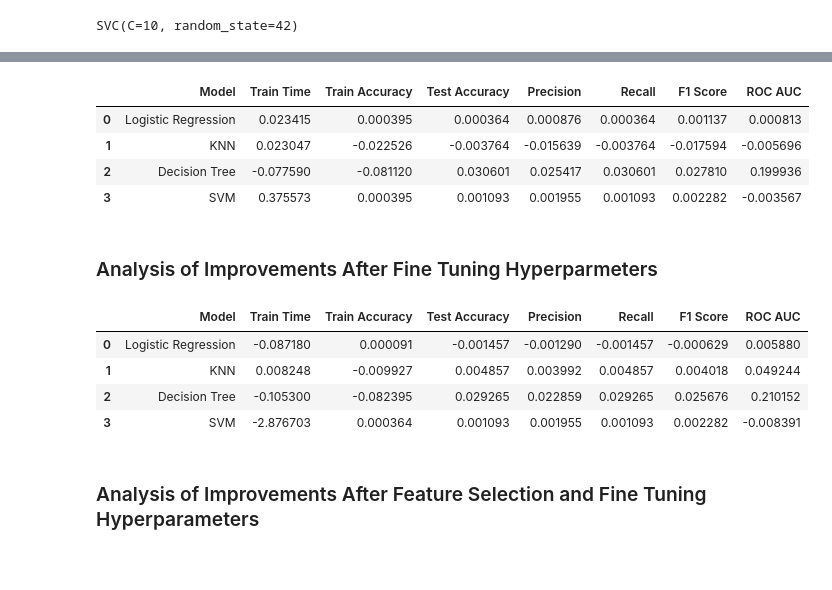
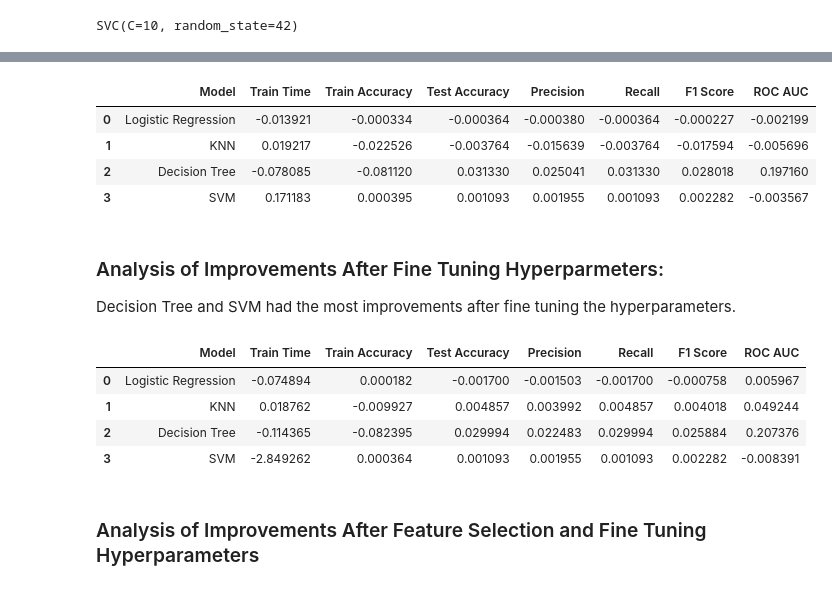
Before and after one commit to anjana250/comparing_classifiers, a Jupyter notebook: module_17_starter/prompt_III.ipynb, the cells around one changed output, grey strips where cells are left out. Drawn from its saved outputs; the diff is of its cells as text; code cells hidden in the pictures.

```diff
--- a/module_17_starter/prompt_III.ipynb
+++ b/module_17_starter/prompt_III.ipynb
@@ -494,7 +532,7 @@ plt.show()
 log_reg_param_grid = {'C': [0.001, 0.01, 0.1, 1, 10, 100]}
 
 # Perform grid search with cross-validation for Logistic Regression
-log_reg_grid_search = GridSearchCV(LogisticRegression(random_state=42), log_reg_param_grid, cv=5, scoring='recall')
+log_reg_grid_search = GridSearchCV(LogisticRegression(random_state=42), log_reg_param_grid, cv=5, scoring='accuracy')
 log_reg_grid_search.fit(X_train, y_train)
 
 # Get the best Logistic Regression model from the grid search
@@ -571,7 +605,7 @@ dt_grid_search = GridSearchCV(
     DecisionTreeClassifier(random_state=42),
     dt_param_grid,
     cv=5,
-    scoring='recall'
+    scoring='accuracy'
 )
 dt_grid_search.fit(X_train, y_train)
 
@@ -690,15 +758,15 @@ def evaluate_model(model, X_train, y_train, X_test, y_test):
 # %%
 
-results_baseline = []
+results_default = []
 
 for model_name, model in models.items():
     fit_time, train_accuracy, test_accuracy, precision, recall, f1, roc_auc = evaluate_model(model, X_train, y_train, X_test, y_test)
-    results_baseline.append([model_name, fit_time, train_accuracy, test_accuracy, precision, recall, f1, roc_auc])
+    results_default.append([model_name, fit_time, train_accuracy, test_accuracy, precision, recall, f1, roc_auc])
 
-results_baseline_df = pd.DataFrame(results_baseline, columns=["Model", "Train Time", "Train Accuracy", "Test Accuracy", "Precision", "Recall", "F1 Score", "ROC AUC"])
+results_default_df = pd.DataFrame(results_default, columns=["Model", "Train Time", "Train Accuracy", "Test Accuracy", "Precision", "Recall", "F1 Score", "ROC AUC"])
 
 # Display results DataFrame
-results_baseline_df
+results_default_df
 # %% [output]
 STOP: TOTAL NO. of ITERATIONS REACHED LIMIT.
 
@@ -784,12 +858,12 @@ Please also refer to the documentation for alternative solver options:
 # %%
 
 # Add a column to distinguish before and after tuning
-results_baseline_df['Tuning'] = 'Before'
+results_default_df['Tuning'] = 'Before'
 results_df['Tuning'] = 'After'
 results_select_df['Tuning'] = 'FeatureSelection'
 
 # Combine the DataFrames
-df_combined = pd.concat([results_baseline_df, results_df, results_select_df])
+df_combined = pd.concat([results_default_df, results_df, results_select_df])
 
 # Melt the DataFrame for easier plotting with seaborn
 df_melted = df_combined.melt(id_vars=['Model', 'Tuning'], value_vars=['Train Time', 'Train Accuracy', 'Test Accuracy', 'Precision', 'Recall', 'F1 Score', 'ROC AUC'])
@@ -834,31 +908,33 @@ The `ci` parameter is deprecated. Use `errorbar=None` for the same effect.
 # %%
 # Calculate improvements
-improvements = results_df.set_index('Model').drop('Tuning', axis=1) - results_baseline_df.set_index('Model').drop('Tuning', axis=1)
+improvements = results_df.set_index('Model').drop('Tuning', axis=1) - results_default_df.set_index('Model').drop('Tuning', axis=1)
 improvements = improvements.reset_index()
 
 # Display improvements
 improvements
 # %% [output]
 |  | Model | Train Time | Train Accuracy | Test Accuracy | Precision | Recall | F1 Score | ROC AUC |
-| 0 | Logistic Regression | 0.023415 | 0.000395 | 0.000364 | 0.000876 | 0.000364 | 0.001137 | 0.000813 |
-| 1 | KNN | 0.023047 | -0.022526 | -0.003764 | -0.015639 | -0.003764 | -0.017594 | -0.005696 |
-| 2 | Decision Tree | -0.077590 | -0.081120 | 0.030601 | 0.025417 | 0.030601 | 0.027810 | 0.199936 |
-| 3 | SVM | 0.375573 | 0.000395 | 0.001093 | 0.001955 | 0.001093 | 0.002282 | -0.003567 |
+| 0 | Logistic Regression | -0.013921 | -0.000334 | -0.000364 | -0.000380 | -0.000364 | -0.000227 | -0.002199 |
+| 1 | KNN | 0.019217 | -0.022526 | -0.003764 | -0.015639 | -0.003764 | -0.017594 | -0.005696 |
+| 2 | Decision Tree | -0.078085 | -0.081120 | 0.031330 | 0.025041 | 0.031330 | 0.028018 | 0.197160 |
+| 3 | SVM | 0.171183 | 0.000395 | 0.001093 | 0.001955 | 0.001093 | 0.002282 | -0.003567 |
 # %% [markdown]
-### Analysis of Improvements After Fine Tuning Hyperparmeters
+### Analysis of Improvements After Fine Tuning Hyperparmeters:
+
+Decision Tree and SVM had the most improvements after fine tuning the hyperparameters.
 # %%
 # Calculate improvements feature selection
-improvements_feature = results_select_df.set_index('Model').drop('Tuning', axis=1) - results_baseline_df.set_index('Model').drop('Tuning', axis=1)
+improvements_feature = results_select_df.set_index('Model').drop('Tuning', axis=1) - results_default_df.set_index('Model').drop('Tuning', axis=1)
 improvements_feature = improvements_feature.reset_index()
 
 # Display improvements
 improvements_feature
 # %% [output]
 |  | Model | Train Time | Train Accuracy | Test Accuracy | Precision | Recall | F1 Score | ROC AUC |
-| 0 | Logistic Regression | -0.087180 | 0.000091 | -0.001457 | -0.001290 | -0.001457 | -0.000629 | 0.005880 |
-| 1 | KNN | 0.008248 | -0.009927 | 0.004857 | 0.003992 | 0.004857 | 0.004018 | 0.049244 |
-| 2 | Decision Tree | -0.105300 | -0.082395 | 0.029265 | 0.022859 | 0.029265 | 0.025676 | 0.210152 |
-| 3 | SVM | -2.876703 | 0.000364 | 0.001093 | 0.001955 | 0.001093 | 0.002282 | -0.008391 |
+| 0 | Logistic Regression | -0.074894 | 0.000182 | -0.001700 | -0.001503 | -0.001700 | -0.000758 | 0.005967 |
+| 1 | KNN | 0.018762 | -0.009927 | 0.004857 | 0.003992 | 0.004857 | 0.004018 | 0.049244 |
+| 2 | Decision Tree | -0.114365 | -0.082395 | 0.029994 | 0.022483 | 0.029994 | 0.025884 | 0.207376 |
+| 3 | SVM | -2.849262 | 0.000364 | 0.001093 | 0.001955 | 0.001093 | 0.002282 | -0.008391 |
 # %% [markdown]
 ### Analysis of Improvements After Feature Selection and Fine Tuning Hyperparameters
 # %% [markdown]
```
Also changed, not shown: parts of 38 cells of this notebook, 5 other files.
